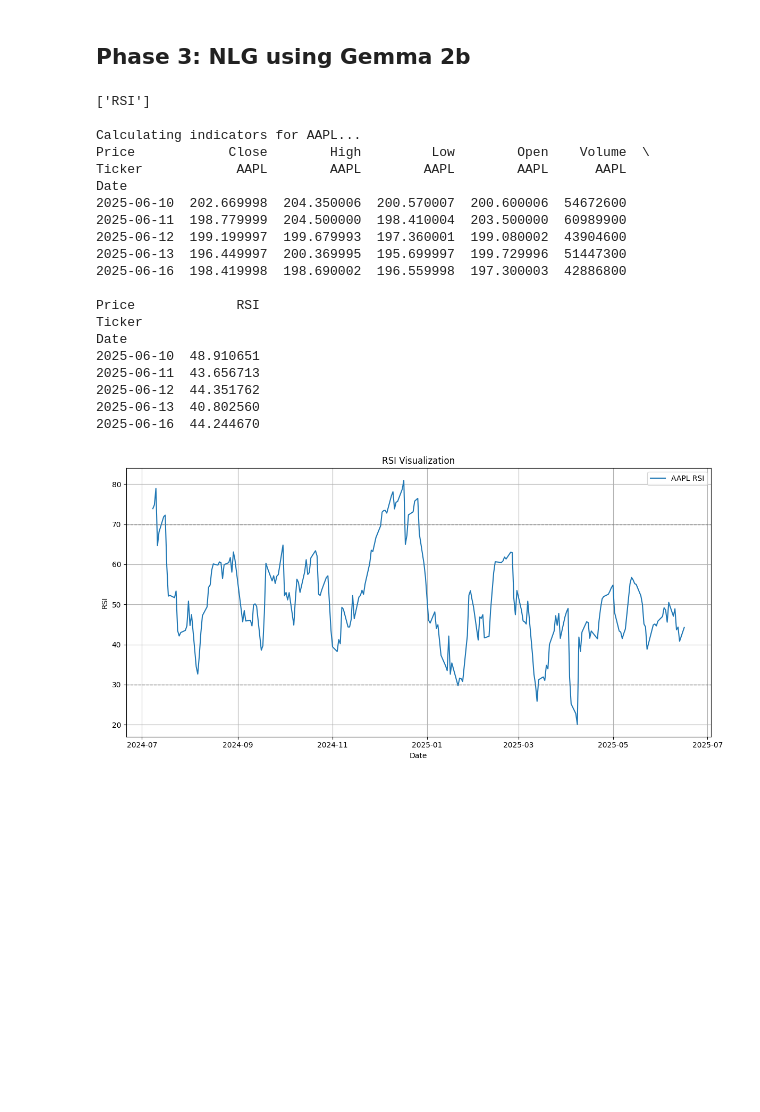
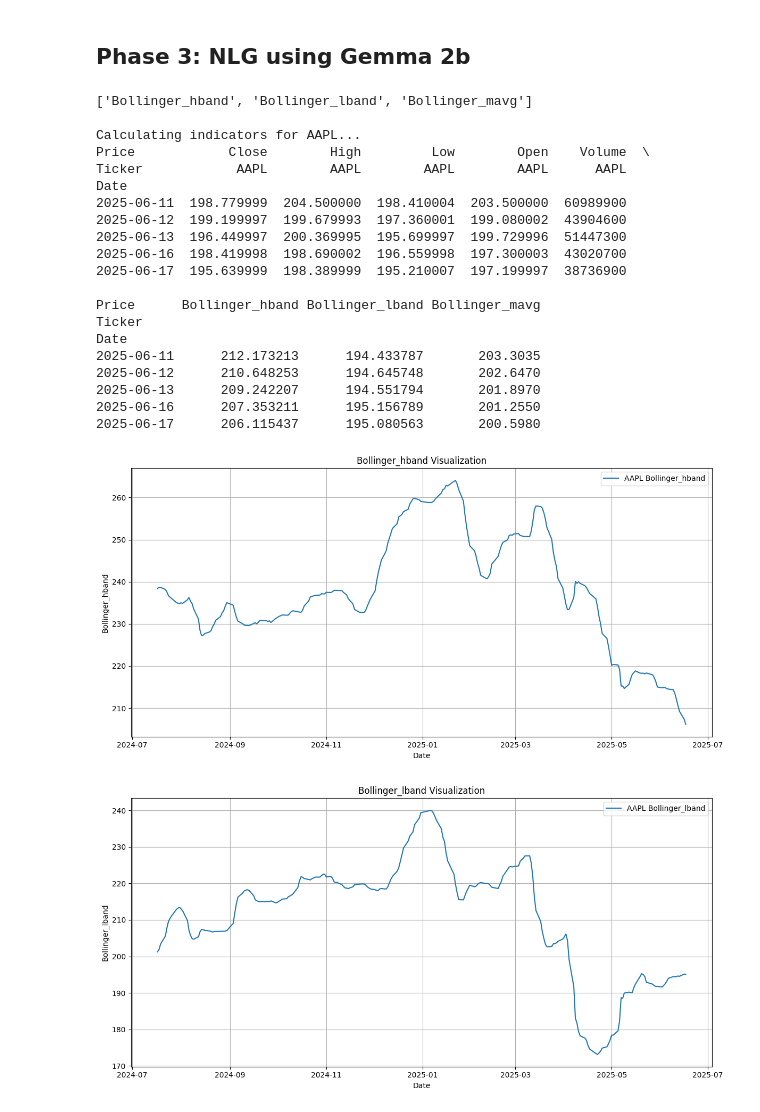
Before and after one commit to AGRedQ/Finance_Fian, a Jupyter notebook: simple_working_pipeline.ipynb, the cells around one changed output. Cells and saved outputs as stored; diff of their text form; code cells hidden in the pictures; blank space fills up the shorter version.

```diff
--- a/simple_working_pipeline.ipynb
+++ b/simple_working_pipeline.ipynb
@@ -129,7 +129,7 @@ def extract_intent(text):
     # Extract the intent category from the response (assume it's the first word/line)
     intent = response.text.strip().split('\n')[0].strip().lower()
     # Map to expected categories if needed
-    valid_intents = ["display_price", "compare_stocks", "calculate_indicator", "predict_indicator", "not_stock"]
+    valid_intents = ["display_price", "compare_stocks", "calculate_indicator", "predict_price", "not_stock"]
     if intent in valid_intents:
         return intent
     # fallback:
@@ -189,12 +189,13 @@ def extract_indicator(text):
     # intent = extract_intent(raw_query)
     # period = extract_period(raw_query)
     # tickers = extract_tickers(raw_query)
-    # indicators = extract_indicator(raw_query) if intent in ["calculate_indicator", "predict_indicator"] else None
+    # indicators = extract_indicator(raw_query) if intent in ["calculate_indicator"] else None
 
     # print("Intent:", intent)
     # print("Period:", period)
     # print("Tickers:", tickers)
     # print("Indicators:", indicators
 
-extract_indicator("Can you show me RSI for Apple?")
+indicator = extract_indicator("Can you calculate Bollinger_hband for Apple")
+print(indicator)
 # %% [output]
@@ -611,19 +571,30 @@ def process_intent(intent, raw_query):
     elif intent == "calculate_indicator":
         indicators = extract_indicator(raw_query)
         print(indicators)
-        calculate_indicator(["AAPL"], period="1y", indicators=indicators, visualize=True)
+        if tickers:
+            for ticker in tickers:
+                calculate_indicator([ticker], period=period, indicators=indicators, visualize=True)
+        else:
+            print("No valid stock tickers found in the query.")
 
-    elif intent == "predict_indicator": # Going to need to calculate the indicator first, preprocess the data, and then use a model to predict it.
-        # Having an idea to make a metadata on the best models for each indicator.
-        # Basically, first time? Run through all models, and then save the best one for each indicator
+    elif intent == "predict_indicator":
+        indicator = extract_indicator(raw_query)
+        if indicator == "ask_again_for_indicator":
+            print("Please specify the indicator you want to predict.")
+            return "ask_again_for_indicator"
 
-        if tickers:
-            indicator = extract_indicator(raw_query)
-            print(f"Predicting {indicator} for {', '.join(tickers)} over the period of {period}.")
-            # Placeholder for actual prediction logic
-            # This would typically involve fetching data and applying a prediction model
+        elif tickers:
+            for ticker in tickers:
+                # Placeholder for prediction logic
+                print(f"Predicting {indicator} for {ticker} over period {period}.")
+                # at this point you have, tickers, period, and indicators
+            print("Prediction logic is a work in progress.")
+                # Here you would implement the actual prediction logic
         else:
-            print("No valid stock tickers found for indicator prediction.")
+            print("No valid stock tickers found in the query.")
+        return "WIP"
+
+
     else: #fallback
         print("Intent not recognized or not implemented. Please try again with a different query.")
 # %% [markdown]
@@ -631,35 +602,35 @@ def process_intent(intent, raw_query):
 # %%
 # Full pipeline: from raw query to intent processing and chat output
 
-raw_query = "Can you display RSI for Apple and Microsoft for the last 1 year?"
+raw_query = "Can you calculate Bollinger's Higher and lower band for Apple and Microsoft for the last 1 year?"
 
 # Step 1: Preprocess and extract information
 
 intent = extract_intent(raw_query)
 
-
 # Step 2: Process intent and output response
 
 process_intent(intent, raw_query)
 # %% [output]
-['RSI']
+['Bollinger_hband', 'Bollinger_lband', 'Bollinger_mavg']
 
 Calculating indicators for AAPL...
 Price            Close        High         Low        Open    Volume  \
 Ticker            AAPL        AAPL        AAPL        AAPL      AAPL
 Date
-2025-06-10  202.669998  204.350006  200.570007  200.600006  54672600
 2025-06-11  198.779999  204.500000  198.410004  203.500000  60989900
 2025-06-12  199.199997  199.679993  197.360001  199.080002  43904600
 2025-06-13  196.449997  200.369995  195.699997  199.729996  51447300
-2025-06-16  198.419998  198.690002  196.559998  197.300003  42886800
+2025-06-16  198.419998  198.690002  196.559998  197.300003  43020700
+2025-06-17  195.639999  198.389999  195.210007  197.199997  38736900
 
-Price             RSI
+Price      Bollinger_hband Bollinger_lband Bollinger_mavg
 Ticker
 Date
-2025-06-10  48.910651
-2025-06-11  43.656713
-2025-06-12  44.351762
-2025-06-13  40.802560
-2025-06-16  44.244670
+2025-06-11      212.173213      194.433787       203.3035
+2025-06-12      210.648253      194.645748       202.6470
+2025-06-13      209.242207      194.551794       201.8970
+2025-06-16      207.353211      195.156789       201.2550
+2025-06-17      206.115437      195.080563       200.5980
-[figure, old version]
+[figure, new version]
+[figure, added]
```
Also changed, not shown: parts of 4 cells of this notebook, 15 other files.
